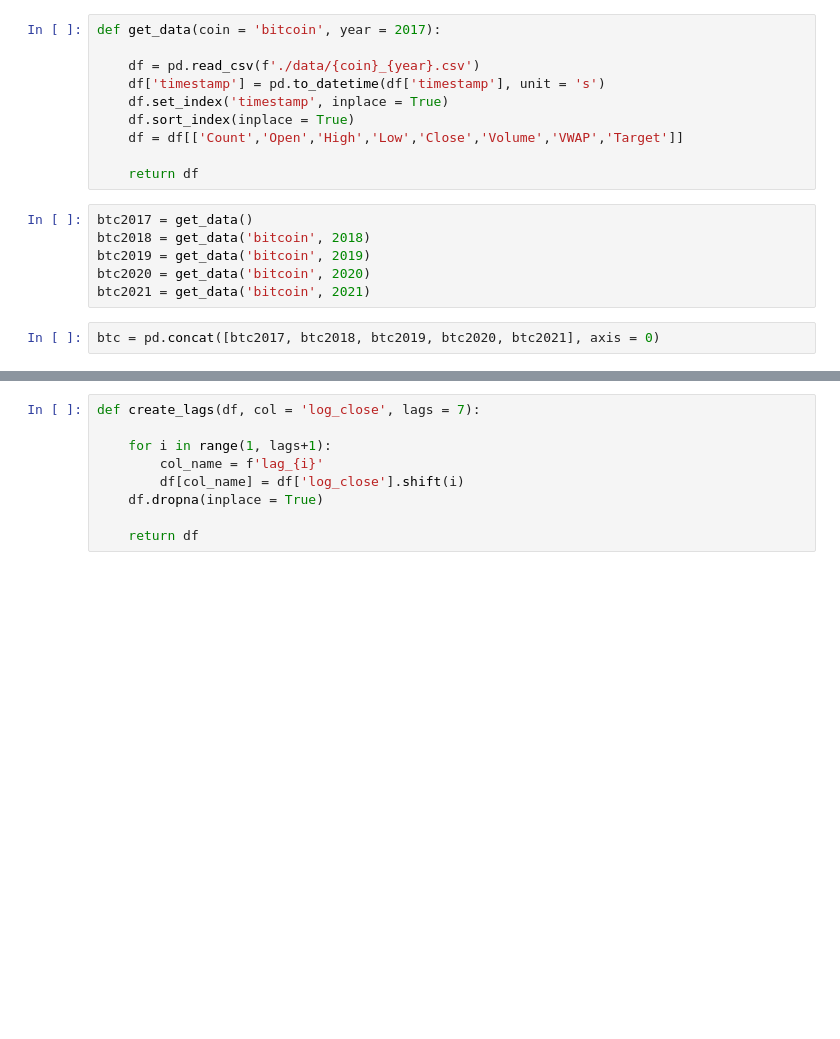
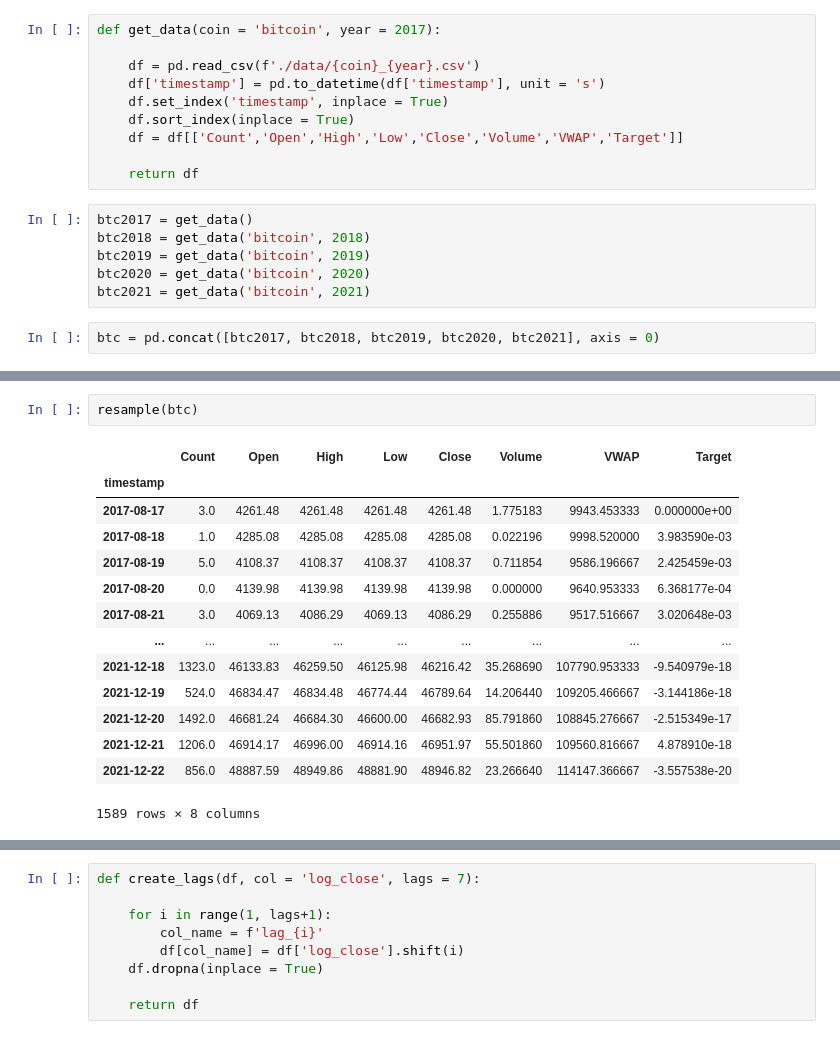
Before and after one commit to tjbray20/Cryptocurrency_Time_Series, a Jupyter notebook: TJNotebook.ipynb, the cells around one changed output, grey strips where cells are left out. Cells and saved outputs as stored; diff of their text form; blank space fills up the shorter version.

```diff
--- a/TJNotebook.ipynb
+++ b/TJNotebook.ipynb
@@ -97,0 +54,17 @@ p5
+# %%
+resample(btc)
+# %% [output]
+|  | Count | Open | High | Low | Close | Volume | VWAP | Target |
+| timestamp |  |  |  |  |  |  |  |  |
+| 2017-08-17 | 3.0 | 4261.48 | 4261.48 | 4261.48 | 4261.48 | 1.775183 | 9943.453333 | 0.000000e+00 |
+| 2017-08-18 | 1.0 | 4285.08 | 4285.08 | 4285.08 | 4285.08 | 0.022196 | 9998.520000 | 3.983590e-03 |
+| 2017-08-19 | 5.0 | 4108.37 | 4108.37 | 4108.37 | 4108.37 | 0.711854 | 9586.196667 | 2.425459e-03 |
+| 2017-08-20 | 0.0 | 4139.98 | 4139.98 | 4139.98 | 4139.98 | 0.000000 | 9640.953333 | 6.368177e-04 |
+| 2017-08-21 | 3.0 | 4069.13 | 4086.29 | 4069.13 | 4086.29 | 0.255886 | 9517.516667 | 3.020648e-03 |
+| ... | ... | ... | ... | ... | ... | ... | ... | ... |
+| 2021-12-18 | 1323.0 | 46133.83 | 46259.50 | 46125.98 | 46216.42 | 35.268690 | 107790.953333 | -9.540979e-18 |
+| 2021-12-19 | 524.0 | 46834.47 | 46834.48 | 46774.44 | 46789.64 | 14.206440 | 109205.466667 | -3.144186e-18 |
+| 2021-12-20 | 1492.0 | 46681.24 | 46684.30 | 46600.00 | 46682.93 | 85.791860 | 108845.276667 | -2.515349e-17 |
+| 2021-12-21 | 1206.0 | 46914.17 | 46996.00 | 46914.16 | 46951.97 | 55.501860 | 109560.816667 | 4.878910e-18 |
+| 2021-12-22 | 856.0 | 48887.59 | 48949.86 | 48881.90 | 48946.82 | 23.266640 | 114147.366667 | -3.557538e-20 |
+1589 rows × 8 columns
```
Also changed, not shown: parts of 40 cells of this notebook, 2 other files.
